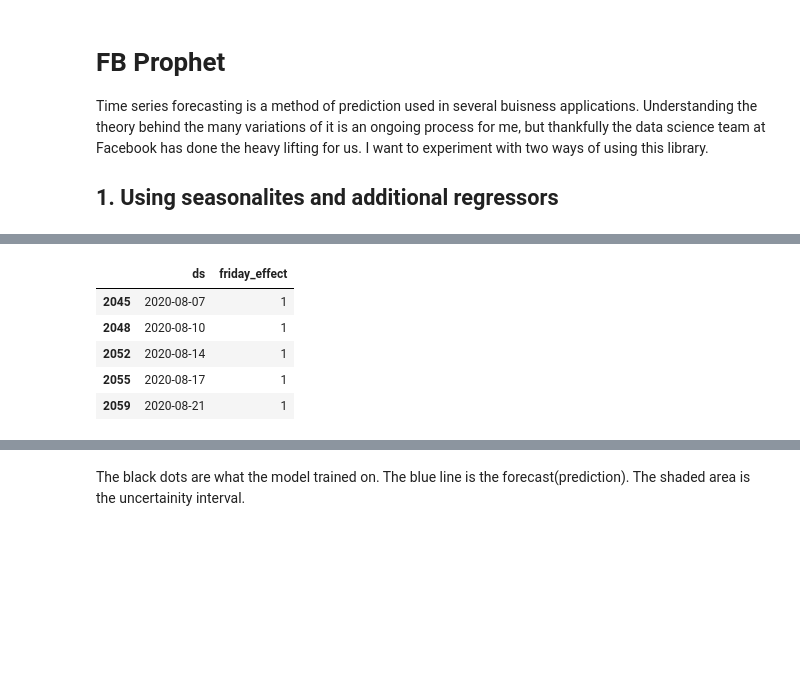
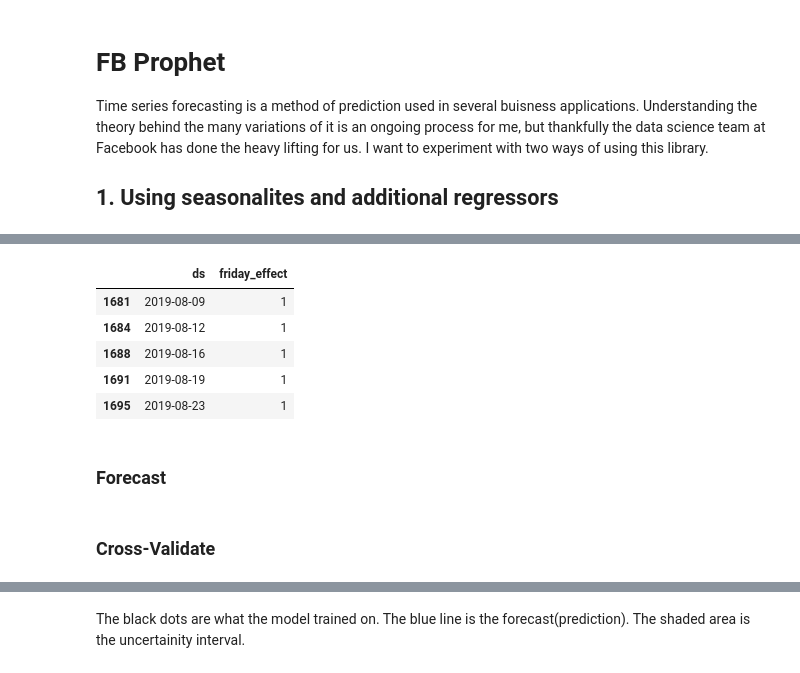
Before and after one commit to Viraj-Joshi/BitCoin-Price-Predictor, a Jupyter notebook: Bitcoin Price Predictor.ipynb, the cells around one changed output, grey strips where cells are left out. Drawn from its saved outputs; the diff is of its cells as text; code cells hidden in the pictures; blank space fills up the shorter version.

```diff
--- a/Bitcoin Price Predictor.ipynb
+++ b/Bitcoin Price Predictor.ipynb
@@ -534,9 +605,20 @@ bitcoin_info.columns = bitcoin_info.columns.str.replace("*",""); #columns is an
 bitcoin_info['Volume'] = bitcoin_info['Volume'].astype('int64');
 
 
+#split into training and testing dataset
+split_date = '2019-08-01'
 bitcoin_info.columns =[bitcoin_info.columns[0]]+['bt_'+i for i in bitcoin_info.columns[1:]] #column names not mutable
-bitcoin_info = bitcoin_info[bitcoin_info['Date']>='2015-01-01']
-df = bitcoin_info[['Date','bt_Close']].copy()
-df.columns = ['ds','y']
-df.head()
+bitcoin_info_train = bitcoin_info[bitcoin_info['Date']>='2015-01-01']
+bitcoin_info_train = bitcoin_info_train[bitcoin_info_train['Date']<split_date]
+bitcoin_info_test = bitcoin_info[bitcoin_info['Date']>=split_date]
+
+#create a df that prophet will accept
+df_train = bitcoin_info_train[['Date','bt_Close']].copy()
+df_train.columns = ['ds','y']
+df_train.reset_index()
+
+
+df_test = bitcoin_info_test[['Date','bt_Close']].copy()
+df_test.columns = ['ds','y']
+display(df_test.tail())
 # %% [output]
@@ -560,44 +654,47 @@ We should think about seasonalities in people buying crytpo. I am going to assum
 # %%
 
 def friday_effect(ds):
     date = pd.to_datetime(ds)
     if date.weekday() == 4 or date.weekday() == 0:
         return 1
     else:
         return 0
-df['friday_effect'] = df['ds'].apply(friday_effect)
-
+df_train['friday_effect'] = df_train['ds'].apply(friday_effect)
+#df_train['cap'] = 15000
 m = Prophet(growth='linear',seasonality_mode='multiplicative',
             daily_seasonality=False,
             weekly_seasonality=False,
             yearly_seasonality=False,
             ).add_seasonality(
                     name = 'quarterly',
                     period = 93.3125,
-                    fourier_order = 5
+                    fourier_order = 15
             ).add_seasonality(
                     name = 'yearly',
                     period = 365.25,
-                    fourier_order = 5
+                    fourier_order = 15
             ).add_seasonality(
                     name = 'Weekly',
                     period = 7,
                     fourier_order = 25
             )
-m.add_regressor('friday_effect') # adding this regressor lowered MAPE 3%
-m.fit(df)
+m.add_regressor('friday_effect') # adding this regressor lowered MAPE
+m.fit(df_train)
 
 
-future = m.make_future_dataframe(periods=365)
+future = m.make_future_dataframe(periods=len(df_test))
+#future['cap'] = 20000
 future['friday_effect'] = future['ds'].apply(friday_effect)
 display(future[future['friday_effect']==1].tail())
 # %% [output]
 |  | ds | friday_effect |
-| 2045 | 2020-08-07 | 1 |
-| 2048 | 2020-08-10 | 1 |
-| 2052 | 2020-08-14 | 1 |
-| 2055 | 2020-08-17 | 1 |
-| 2059 | 2020-08-21 | 1 |
+| 1681 | 2019-08-09 | 1 |
+| 1684 | 2019-08-12 | 1 |
+| 1688 | 2019-08-16 | 1 |
+| 1691 | 2019-08-19 | 1 |
+| 1695 | 2019-08-23 | 1 |
+# %% [markdown]
+### Forecast
 # %%
 def calculateMAPE(y_true,y_pred):
     y_true,y_pred = np.array(y_true), np.array(y_pred)
@@ -607,0 +704,2 @@ forecast = m.predict(future)
+# %% [markdown]
+### Cross-Validate
```
Also changed, not shown: parts of 25 cells of this notebook.
